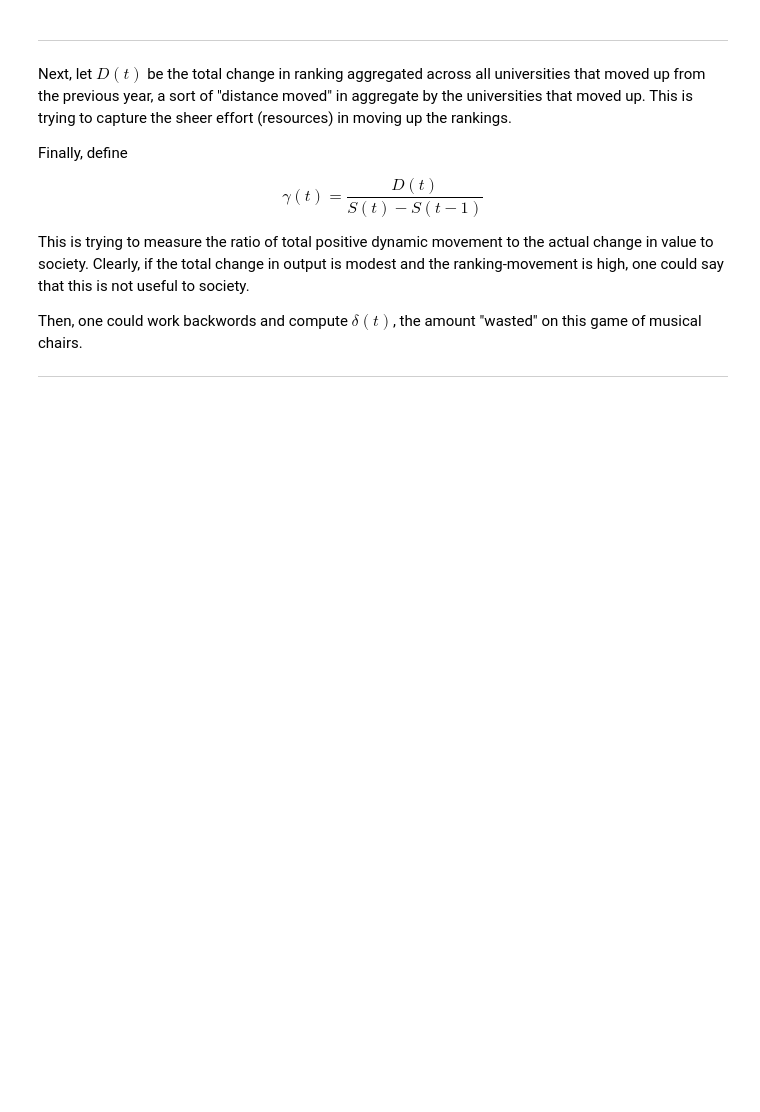
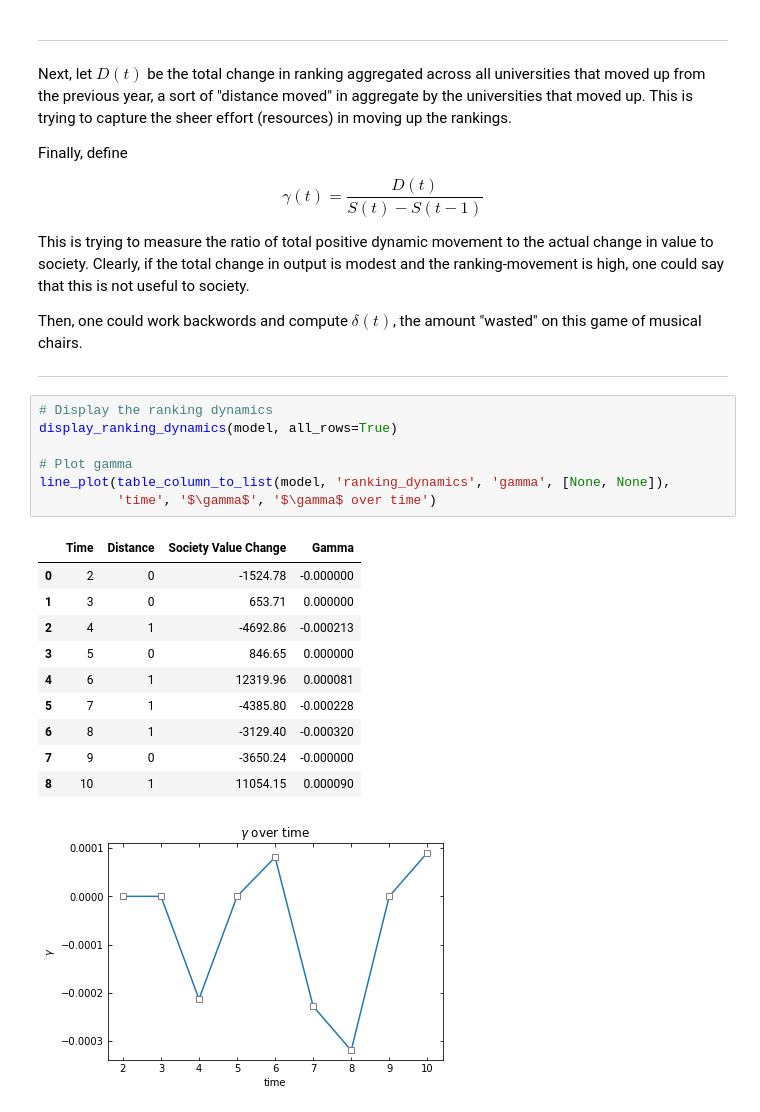
Before and after one commit to DavidBalash/agent_based_models, a Jupyter notebook: ranking_notebook.ipynb, the cells around one changed output. Cells and saved outputs as stored; diff of their text form; blank space fills up the shorter version.

```diff
--- a/ranking_notebook.ipynb
+++ b/ranking_notebook.ipynb
@@ -353,3 +353,22 @@ This is trying to measure the ratio of total positive dynamic movement to the ac
 Then, one could work backwords and compute $\delta(t)$, the amount "wasted" on this game of musical chairs.
 
 ---
+# %%
+# Display the ranking dynamics
+display_ranking_dynamics(model, all_rows=True)
+
+# Plot gamma
+line_plot(table_column_to_list(model, 'ranking_dynamics', 'gamma', [None, None]),
+          'time', '$\gamma$', '$\gamma$ over time')
+# %% [output]
+|  | Time | Distance | Society Value Change | Gamma |
+| 0 | 2 | 0 | -1524.78 | -0.000000 |
+| 1 | 3 | 0 | 653.71 | 0.000000 |
+| 2 | 4 | 1 | -4692.86 | -0.000213 |
+| 3 | 5 | 0 | 846.65 | 0.000000 |
+| 4 | 6 | 1 | 12319.96 | 0.000081 |
+| 5 | 7 | 1 | -4385.80 | -0.000228 |
+| 6 | 8 | 1 | -3129.40 | -0.000320 |
+| 7 | 9 | 0 | -3650.24 | -0.000000 |
+| 8 | 10 | 1 | 11054.15 | 0.000090 |
+[figure, added]
```
Also changed, not shown: parts of 1 cell of this notebook, 4 other files.
